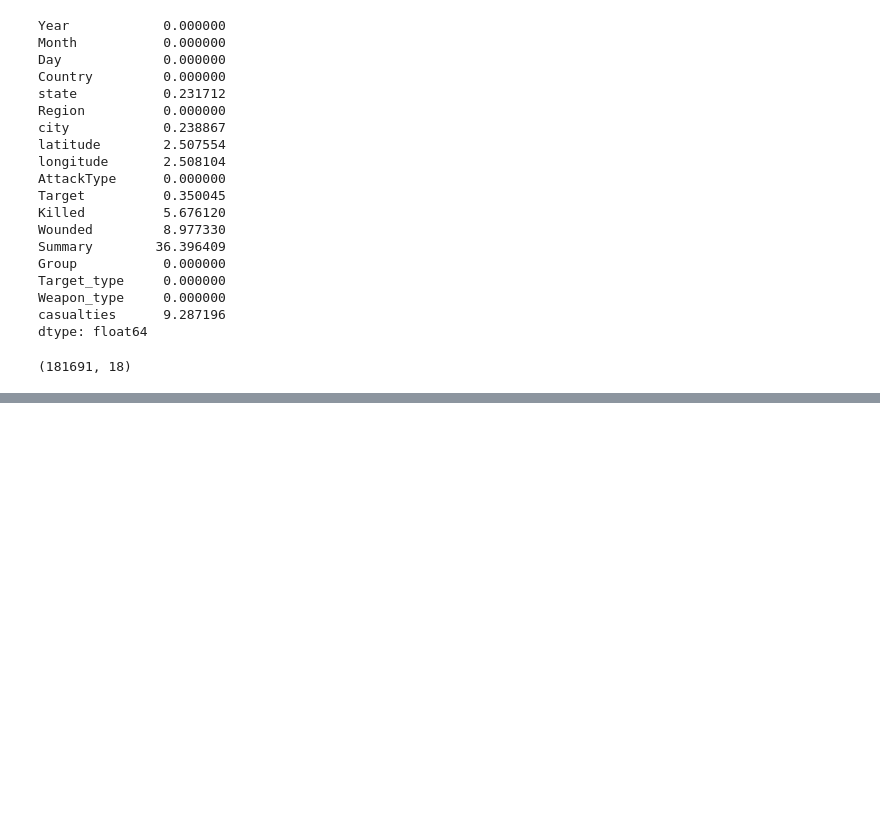
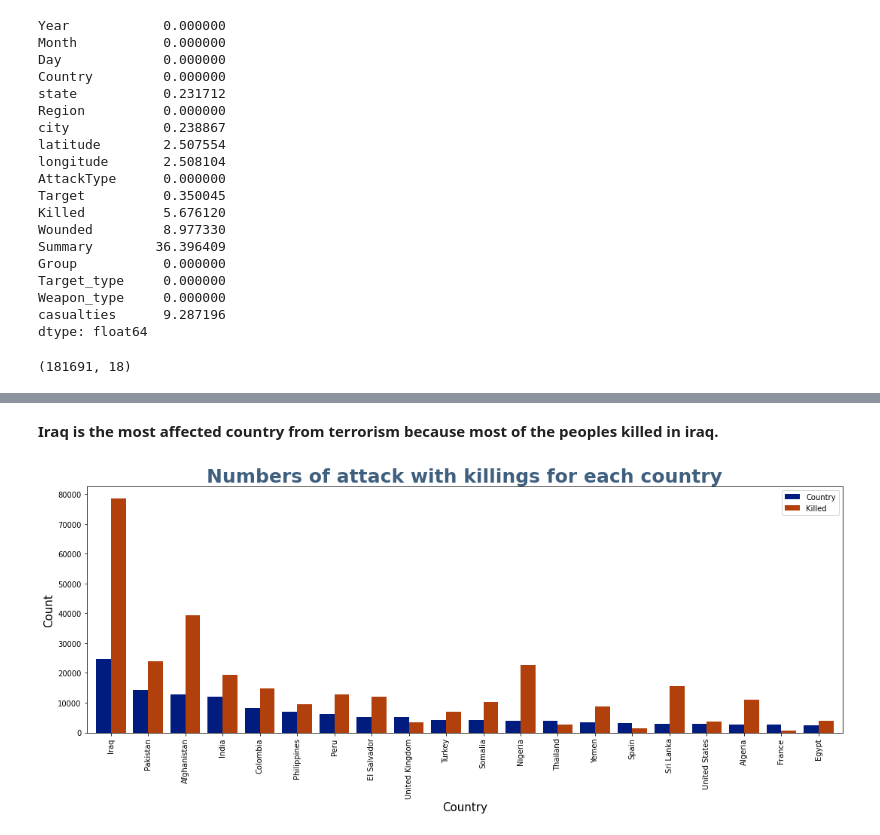
Before and after one commit to Kedarpatil24/Global-Terrorism-Analysis, a Jupyter notebook: Global_Terrorism_Analysis_Capstone_Project.ipynb, the cells around one changed output, grey strips where cells are left out. Drawn from its saved outputs; the diff is of its cells as text; code cells hidden in the pictures; blank space fills up the shorter version.

```diff
--- a/Global_Terrorism_Analysis_Capstone_Project.ipynb
+++ b/Global_Terrorism_Analysis_Capstone_Project.ipynb
@@ -151,0 +232,14 @@ df.shape
+# %% [markdown]
+**Iraq is the most affected country from terrorism because most of the peoples killed in iraq.**
+# %%
+country_attacks=df['Country'].value_counts()[:20].to_frame()
+country_killed=df.groupby(['Country'])['Killed'].sum().sort_values(ascending=False).to_frame()
+country_attacks.merge(country_killed, how = 'left' , left_index = True, right_index = True ).plot.bar(width = 0.8 , color = sns.color_palette('dark',2))
+fig=plt.gcf()
+fig.set_size_inches(18,6)
+plt.title("Numbers of attack with killings for each country",color=sns.cubehelix_palette(8, start=.5, rot=-.75)[-3],weight='bold',fontsize=25)
+plt.ylabel("Count" ,fontsize = 15)
+plt.xlabel("Country",fontsize = 15)
+plt.show()
+# %% [output]
+[figure, added]
```
Also changed, not shown: parts of 29 cells of this notebook.
